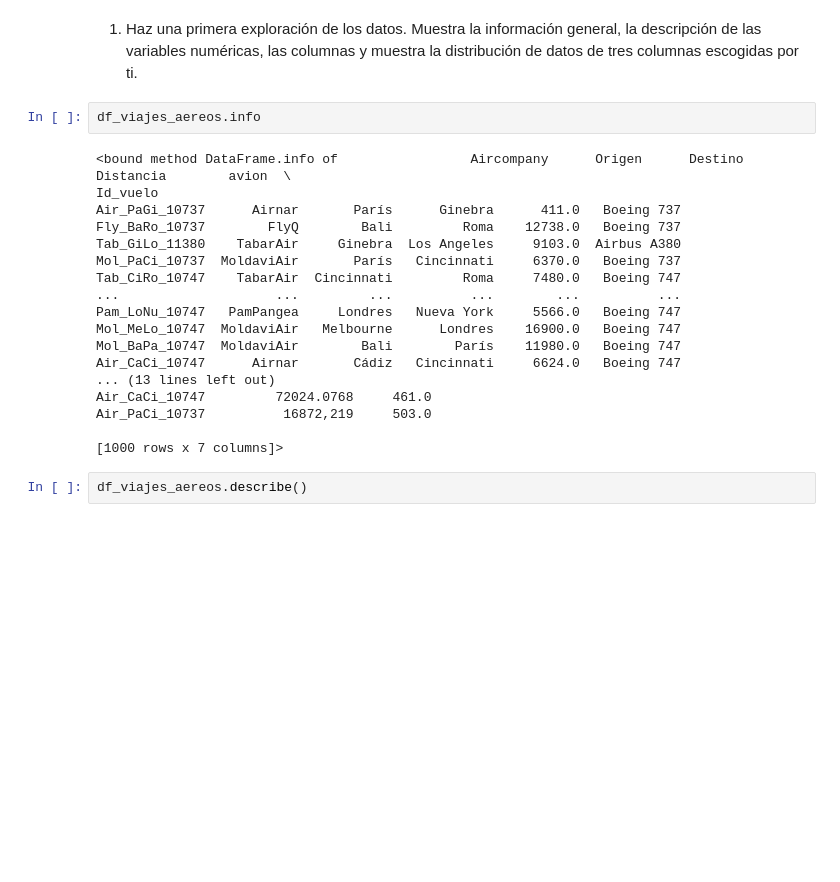
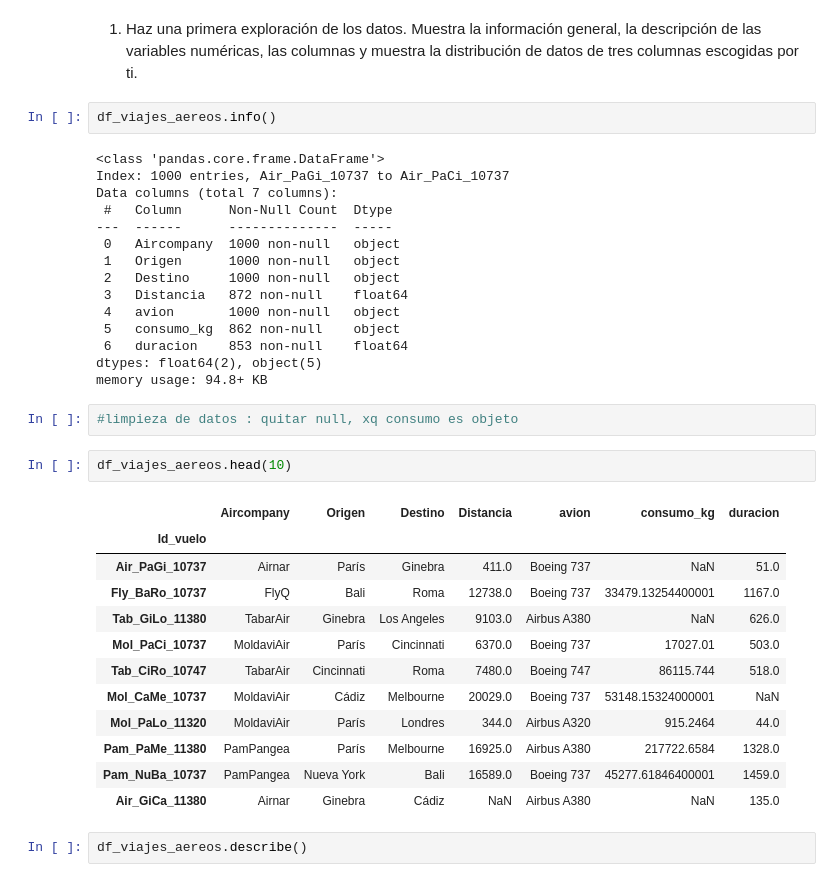
Before and after one commit to MirenA83/ONLINE_DS_THEBRIDGE_MIREN, a Jupyter notebook: ejercicios/sprint 4/unidad 2/practica obligatoria unidad 2/18_Practica_Obligatoria_Pandas_II.ipynb, the cells around one changed output. Saved outputs shown, nothing was run; the diff lists cells and outputs as text; blank space fills up the shorter version.

```diff
--- a/ejercicios/sprint 4/unidad 2/practica obligatoria unidad 2/18_Practica_Obligatoria_Pandas_II.ipynb
+++ b/ejercicios/sprint 4/unidad 2/practica obligatoria unidad 2/18_Practica_Obligatoria_Pandas_II.ipynb
@@ -36,25 +36,39 @@ df_viajes_aereos
 # %% [markdown]
 1. Haz una primera exploración de los datos. Muestra la información general, la descripción de las variables numéricas, las columnas y muestra la distribución de datos de tres columnas escogidas por ti.
 # %%
-df_viajes_aereos.info
+df_viajes_aereos.info()
 # %% [output]
-<bound method DataFrame.info of                 Aircompany      Origen      Destino  Distancia        avion  \
-Id_vuelo
-Air_PaGi_10737      Airnar       París      Ginebra      411.0   Boeing 737
-Fly_BaRo_10737        FlyQ        Bali         Roma    12738.0   Boeing 737
-Tab_GiLo_11380    TabarAir     Ginebra  Los Angeles     9103.0  Airbus A380
-Mol_PaCi_10737  MoldaviAir       París   Cincinnati     6370.0   Boeing 737
-Tab_CiRo_10747    TabarAir  Cincinnati         Roma     7480.0   Boeing 747
-...                    ...         ...          ...        ...          ...
-Pam_LoNu_10747   PamPangea     Londres   Nueva York     5566.0   Boeing 747
-Mol_MeLo_10747  MoldaviAir   Melbourne      Londres    16900.0   Boeing 747
-Mol_BaPa_10747  MoldaviAir        Bali        París    11980.0   Boeing 747
-Air_CaCi_10747      Airnar       Cádiz   Cincinnati     6624.0   Boeing 747
-... (13 lines left out)
-Air_CaCi_10747         72024.0768     461.0
-Air_PaCi_10737          16872,219     503.0
-
-[1000 rows x 7 columns]>
+<class 'pandas.core.frame.DataFrame'>
+Index: 1000 entries, Air_PaGi_10737 to Air_PaCi_10737
+Data columns (total 7 columns):
+ #   Column      Non-Null Count  Dtype
+---  ------      --------------  -----
+ 0   Aircompany  1000 non-null   object
+ 1   Origen      1000 non-null   object
+ 2   Destino     1000 non-null   object
+ 3   Distancia   872 non-null    float64
+ 4   avion       1000 non-null   object
+ 5   consumo_kg  862 non-null    object
+ 6   duracion    853 non-null    float64
+dtypes: float64(2), object(5)
+memory usage: 94.8+ KB
+# %%
+#limpieza de datos : quitar null, xq consumo es objeto
+# %%
+df_viajes_aereos.head(10)
+# %% [output]
+|  | Aircompany | Origen | Destino | Distancia | avion | consumo_kg | duracion |
+| Id_vuelo |  |  |  |  |  |  |  |
+| Air_PaGi_10737 | Airnar | París | Ginebra | 411.0 | Boeing 737 | NaN | 51.0 |
+| Fly_BaRo_10737 | FlyQ | Bali | Roma | 12738.0 | Boeing 737 | 33479.13254400001 | 1167.0 |
+| Tab_GiLo_11380 | TabarAir | Ginebra | Los Angeles | 9103.0 | Airbus A380 | NaN | 626.0 |
+| Mol_PaCi_10737 | MoldaviAir | París | Cincinnati | 6370.0 | Boeing 737 | 17027.01 | 503.0 |
+| Tab_CiRo_10747 | TabarAir | Cincinnati | Roma | 7480.0 | Boeing 747 | 86115.744 | 518.0 |
+| Mol_CaMe_10737 | MoldaviAir | Cádiz | Melbourne | 20029.0 | Boeing 737 | 53148.15324000001 | NaN |
+| Mol_PaLo_11320 | MoldaviAir | París | Londres | 344.0 | Airbus A320 | 915.2464 | 44.0 |
+| Pam_PaMe_11380 | PamPangea | París | Melbourne | 16925.0 | Airbus A380 | 217722.6584 | 1328.0 |
+| Pam_NuBa_10737 | PamPangea | Nueva York | Bali | 16589.0 | Boeing 737 | 45277.61846400001 | 1459.0 |
+| Air_GiCa_11380 | Airnar | Ginebra | Cádiz | NaN | Airbus A380 | NaN | 135.0 |
 # %%
 df_viajes_aereos.describe()
 # %% [output]
```
Also changed, not shown: parts of 4 cells of this notebook.
